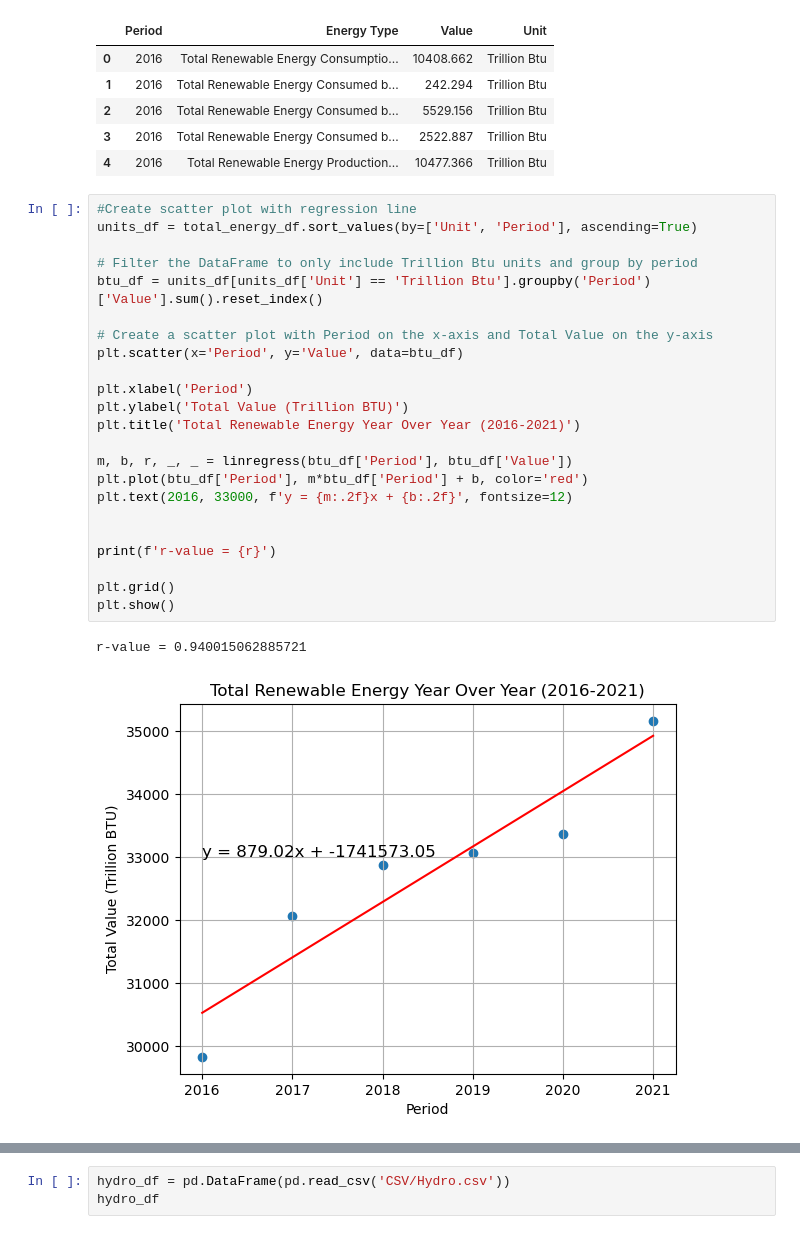
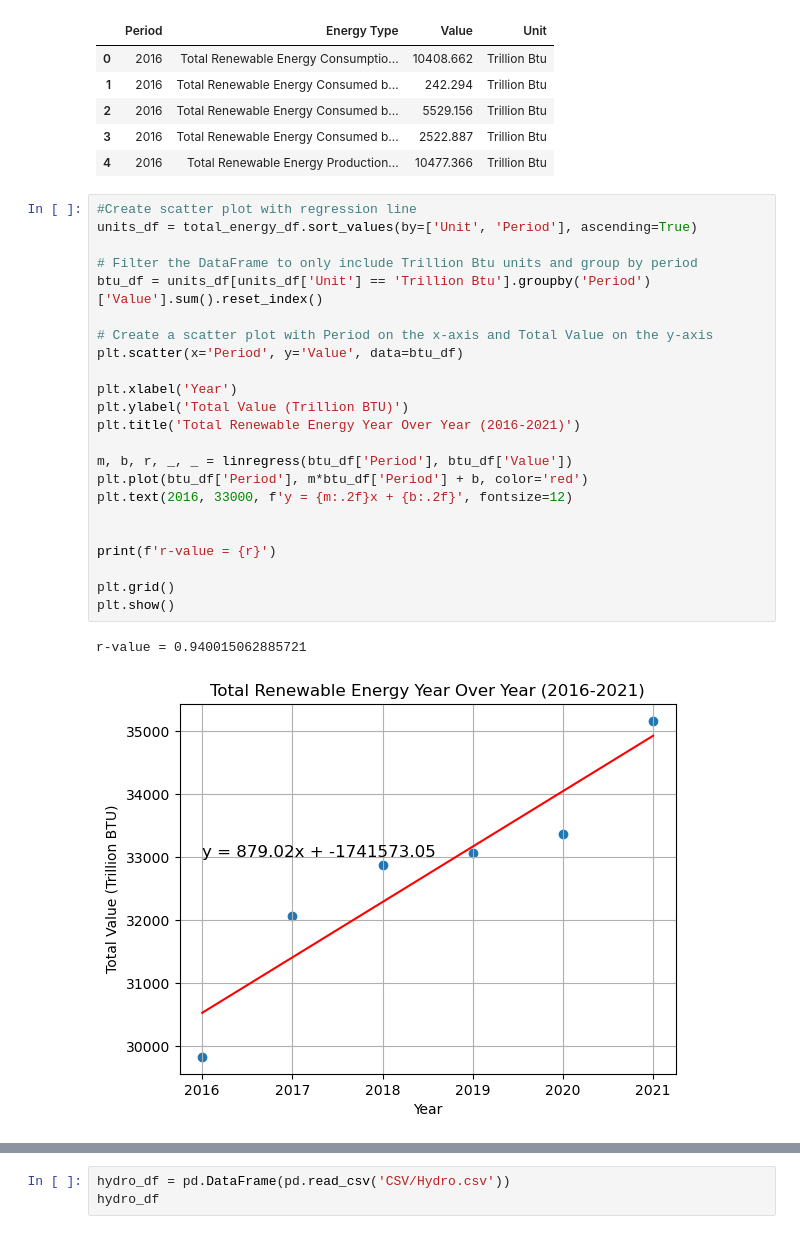
Before and after one commit to Zmart-22/Group-Project-1, a Jupyter notebook: pynergyII.ipynb, the cells around one changed output, grey strips where cells are left out. Drawn from its saved outputs; the diff is of its cells as text.

```diff
--- a/pynergyII.ipynb
+++ b/pynergyII.ipynb
@@ -29,26 +29,26 @@ total_energy_df.head()
 # %%
 #Create scatter plot with regression line
 units_df = total_energy_df.sort_values(by=['Unit', 'Period'], ascending=True)
 
 # Filter the DataFrame to only include Trillion Btu units and group by period
 btu_df = units_df[units_df['Unit'] == 'Trillion Btu'].groupby('Period')['Value'].sum().reset_index()
 
 # Create a scatter plot with Period on the x-axis and Total Value on the y-axis
 plt.scatter(x='Period', y='Value', data=btu_df)
 
-plt.xlabel('Period')
+plt.xlabel('Year')
 plt.ylabel('Total Value (Trillion BTU)')
 plt.title('Total Renewable Energy Year Over Year (2016-2021)')
 
 m, b, r, _, _ = linregress(btu_df['Period'], btu_df['Value'])
 plt.plot(btu_df['Period'], m*btu_df['Period'] + b, color='red')
 plt.text(2016, 33000, f'y = {m:.2f}x + {b:.2f}', fontsize=12)
 
 
 print(f'r-value = {r}')
 
 plt.grid()
 plt.show()
 # %% [output]
 r-value = 0.940015062885721
-[figure, old version]
+[figure, new version]
```
Also changed, not shown: parts of 10 cells of this notebook.
